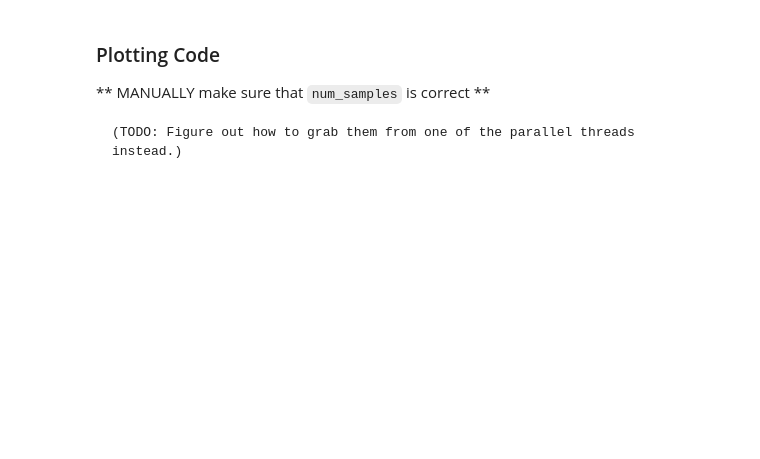
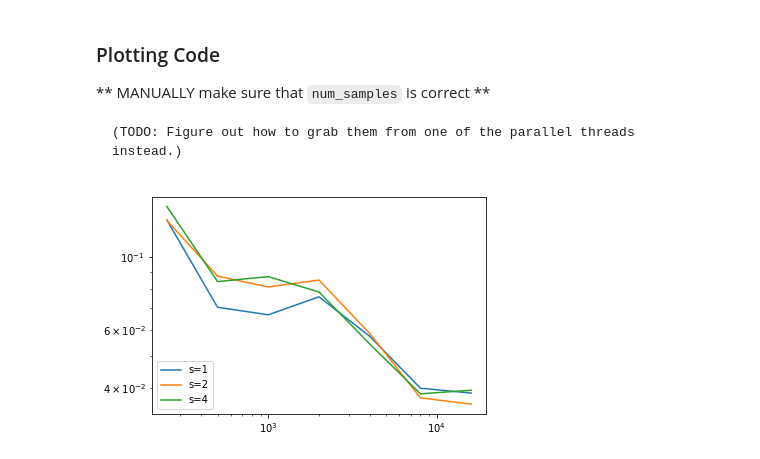
Before and after one commit to mpilosov/ConsistentBayes, a Jupyter notebook: Parallel_CB_Approx_PF.ipynb, the cells around one changed output. Drawn from its saved outputs; the diff is of its cells as text; code cells hidden in the pictures; blank space fills up the shorter version.

```diff
--- a/Parallel_CB_Approx_PF.ipynb
+++ b/Parallel_CB_Approx_PF.ipynb
@@ -135,14 +149,17 @@ mean_ell_1_error
 
     (TODO: Figure out how to grab them from one of the parallel threads instead.)
 # %%
-num_samples = np.array([1E2, 1E3, 1E4, 1E5]).astype('int') # independent variable
+# num_samples = np.array([1E2, 1E3, 1E4, 1E5]).astype('int') # independent variable
+num_samples = np.array([250, 500, 1000, 2000, 4000, 8000, 16000]).astype('int') # independent variable
 
 skew_range = [1,2,4]
 
 for s_idx, s in enumerate(skew_range):
     plt.loglog(num_samples, mean_ell_1_error[s_idx,:], label='s=%d'%s)
 plt.legend(loc=3)
 
-plt.savefig('convergence_linearQ_param_skew_vs_samples_uniform_full.pdf')
+plt.savefig('convergence_linearQ_param_skew_vs_samples_uniform_full_base2.pdf')
+# %% [output]
+[figure, added]
 # %%
 print( mean_ell_1_error[0,:]/mean_ell_1_error[2,:] ) # convergence rate
```
Also changed, not shown: parts of 7 cells of this notebook, 3 other files.
